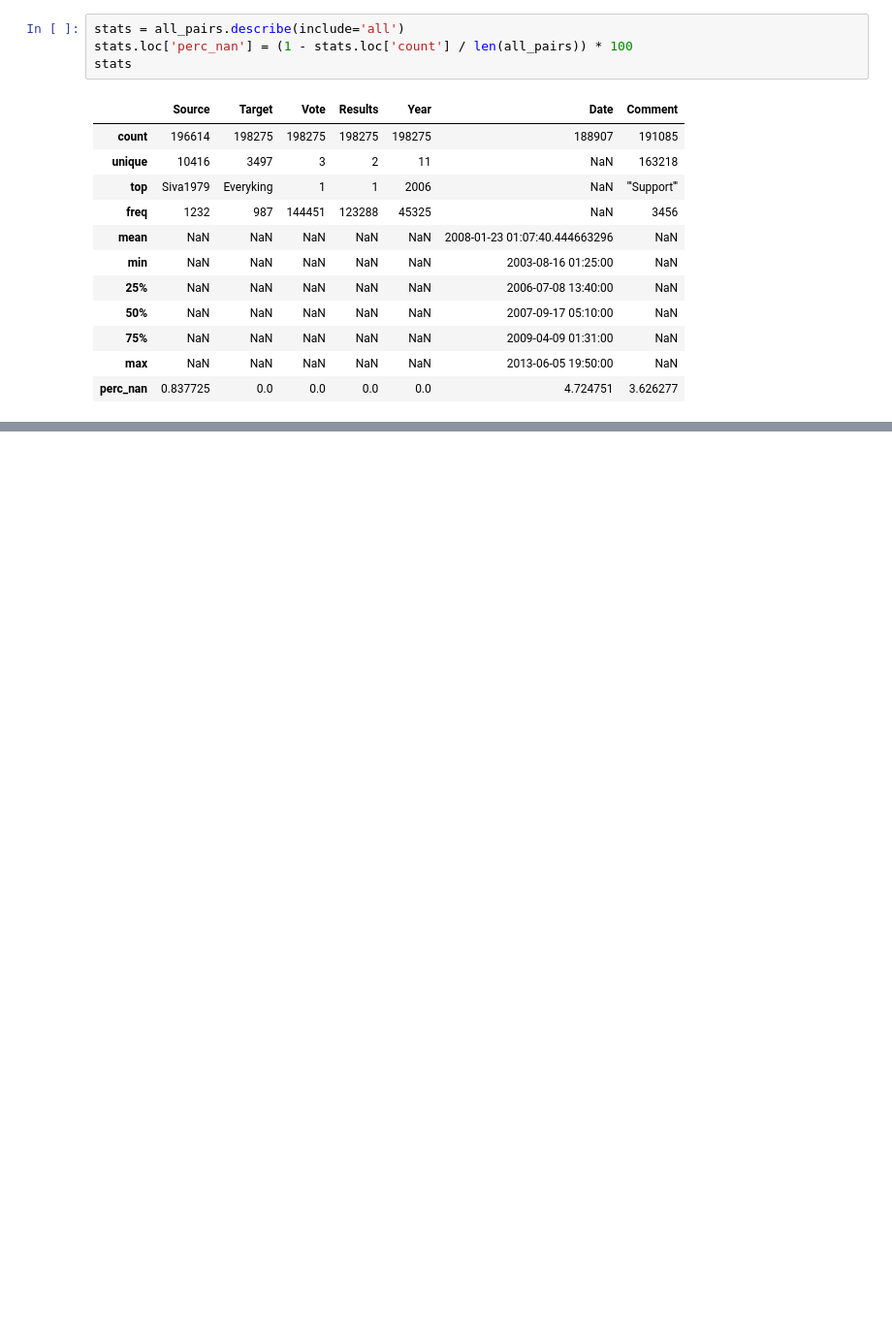
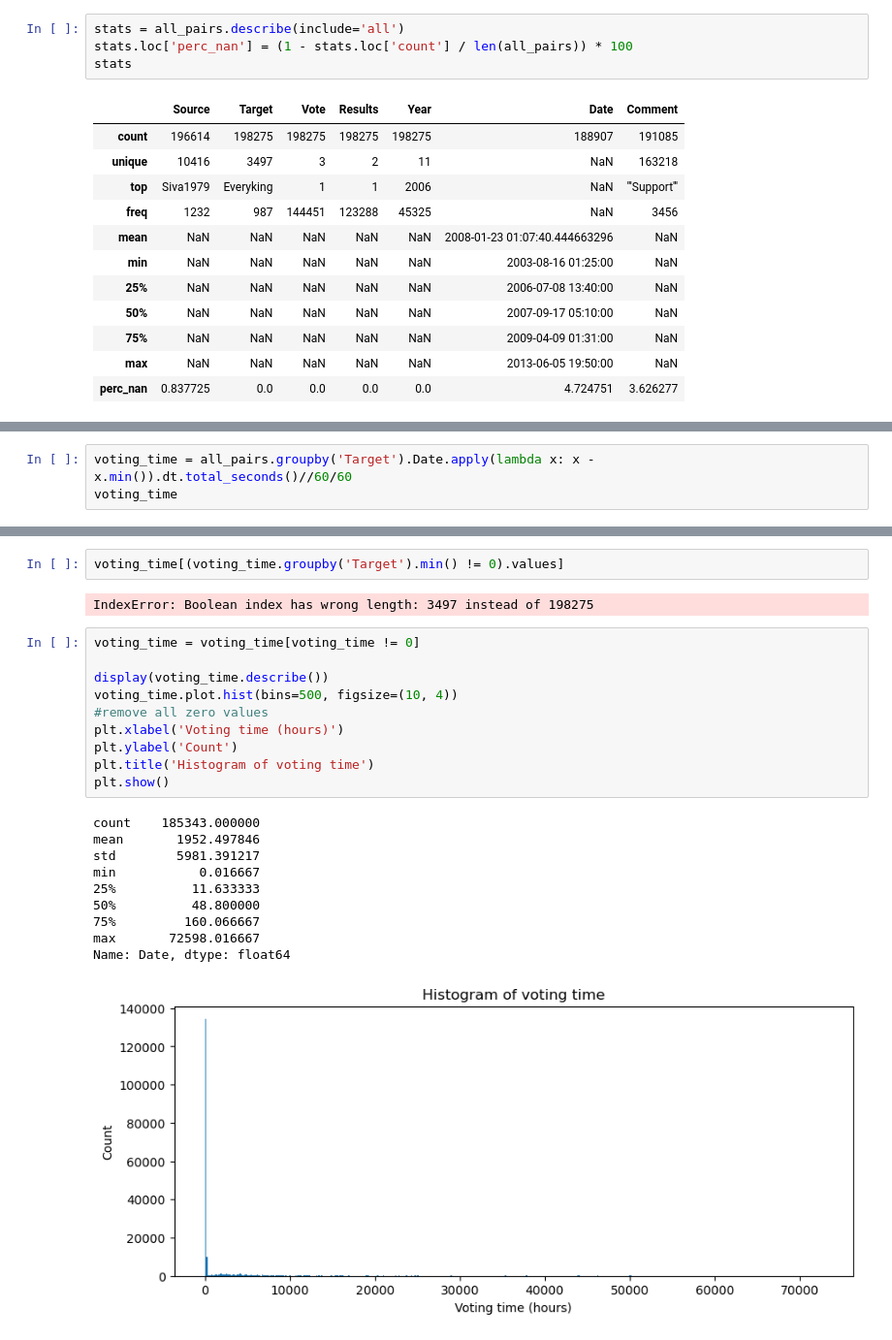
Before and after one commit to epfl-ada/ada-2023-project-abracadabra, a Jupyter notebook: P1_visualisation.ipynb, the cells around one changed output, grey strips where cells are left out. Shown at 97% size. Saved outputs shown, nothing was run; the diff lists cells and outputs as text; blank space fills up the shorter version.

Commit message:
ongoing : visualisation time series + add some ideas that can be tested

```diff
--- a/P1_visualisation.ipynb
+++ b/P1_visualisation.ipynb
@@ -181,0 +208,3 @@ Name: Comment, Length: 198275, dtype: object
+# %%
+voting_time = all_pairs.groupby('Target').Date.apply(lambda x: x - x.min()).dt.total_seconds()//60/60
+voting_time
@@ -182,3 +234,28 @@ Name: Comment, Length: 198275, dtype: object
+# %%
+voting_time[(voting_time.groupby('Target').min() != 0).values]
+# %% [output]
+IndexError: Boolean index has wrong length: 3497 instead of 198275
+# %%
+voting_time = voting_time[voting_time != 0]
+
+display(voting_time.describe())
+voting_time.plot.hist(bins=500, figsize=(10, 4))
+#remove all zero values
+plt.xlabel('Voting time (hours)')
+plt.ylabel('Count')
+plt.title('Histogram of voting time')
+plt.show()
+# %% [output]
+count    185343.000000
+mean       1952.497846
+std        5981.391217
+min           0.016667
+25%          11.633333
+50%          48.800000
+75%         160.066667
+max       72598.016667
+Name: Date, dtype: float64
+[figure, added]
 # %%
 datetime = all_pairs.sort_values('Date', ascending=True)
 datetime = datetime.groupby('Target').
```
Also changed, not shown: parts of 16 cells of this notebook, 1 other file.
